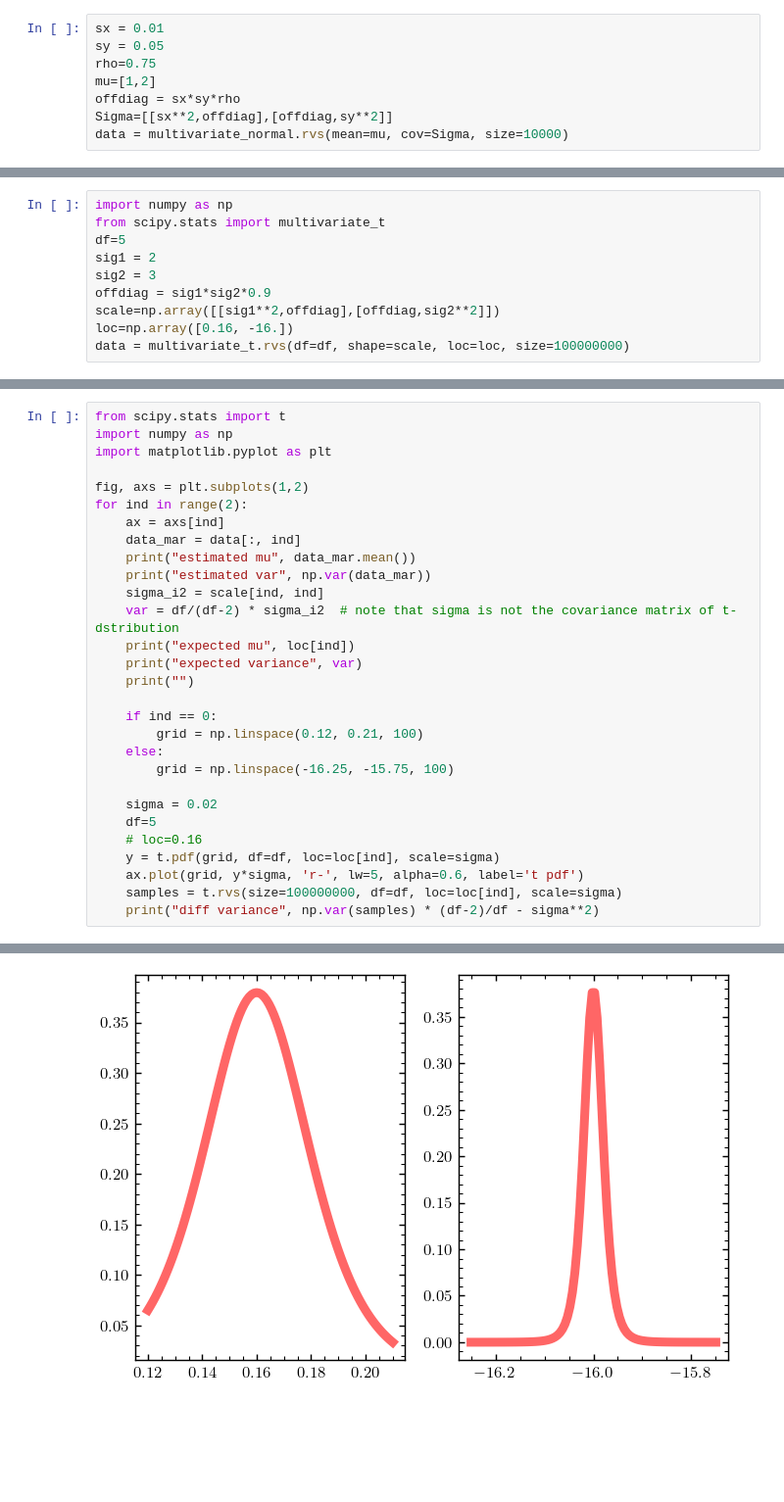
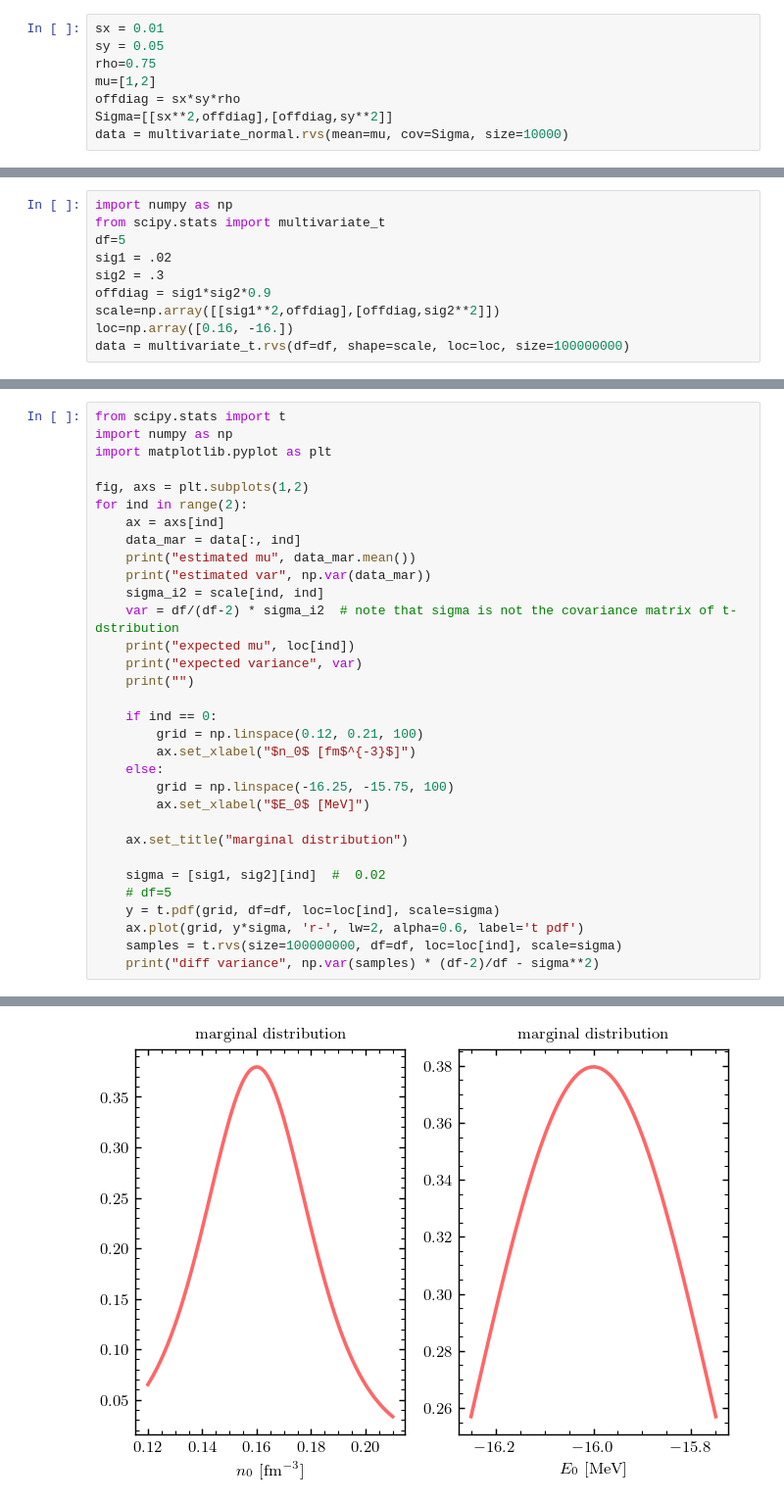
Before and after one commit to cdrischler/nuclear_saturation, a Jupyter notebook: tutorial_conf_regions.ipynb, the cells around one changed output, grey strips where cells are left out. Shown: that part at 98% size. Saved outputs shown, nothing was run; the diff lists cells and outputs as text; blank space fills up the shorter version.

```diff
--- a/tutorial_conf_regions.ipynb
+++ b/tutorial_conf_regions.ipynb
@@ -102,8 +102,8 @@ First, let's generate some samples from the bivariate t-distribution:
 import numpy as np
 from scipy.stats import multivariate_t
 df=5
-sig1 = 2
-sig2 = 3
+sig1 = .02
+sig2 = .3
 offdiag = sig1*sig2*0.9
 scale=np.array([[sig1**2,offdiag],[offdiag,sig2**2]])
 loc=np.array([0.16, -16.])
@@ -127,14 +129,17 @@ for ind in range(2):
 
     if ind == 0:
         grid = np.linspace(0.12, 0.21, 100)
+        ax.set_xlabel("$n_0$ [fm$^{-3}$]")
     else:
         grid = np.linspace(-16.25, -15.75, 100)
+        ax.set_xlabel("$E_0$ [MeV]")
 
-    sigma = 0.02
-    df=5
-    # loc=0.16
+    ax.set_title("marginal distribution")
+
+    sigma = [sig1, sig2][ind]  #  0.02
+    # df=5
     y = t.pdf(grid, df=df, loc=loc[ind], scale=sigma)
-    ax.plot(grid, y*sigma, 'r-', lw=5, alpha=0.6, label='t pdf')
+    ax.plot(grid, y*sigma, 'r-', lw=2, alpha=0.6, label='t pdf')
     samples = t.rvs(size=100000000, df=df, loc=loc[ind], scale=sigma)
     print("diff variance", np.var(samples) * (df-2)/df - sigma**2)
 # %% [output]
@@ -153 +158 @@ diff variance 1.2797780802052726e-07
-[figure, old version]
+[figure, new version]
```
Also changed, not shown: parts of 9 cells of this notebook, 6 other files.
